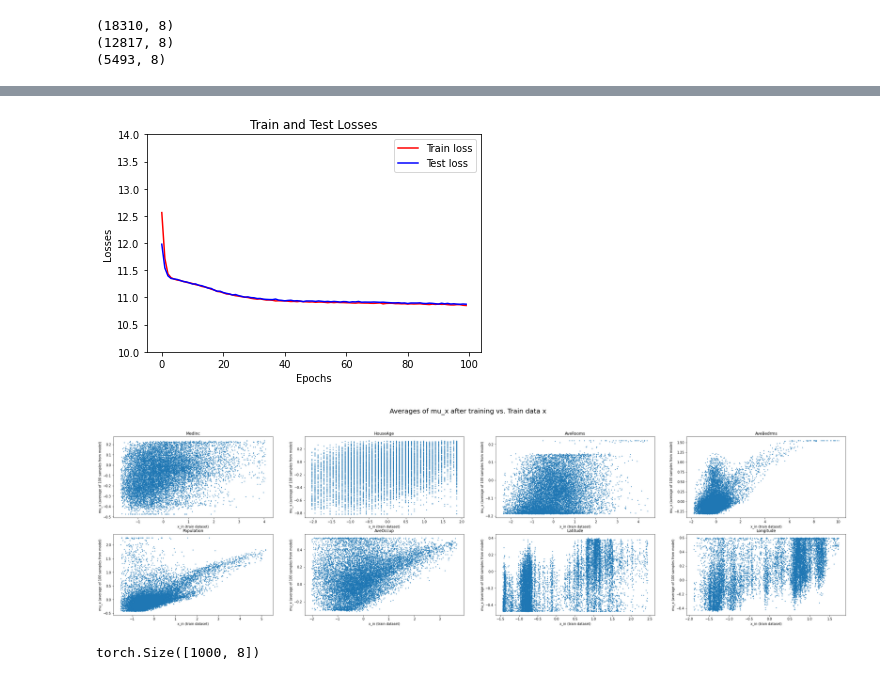
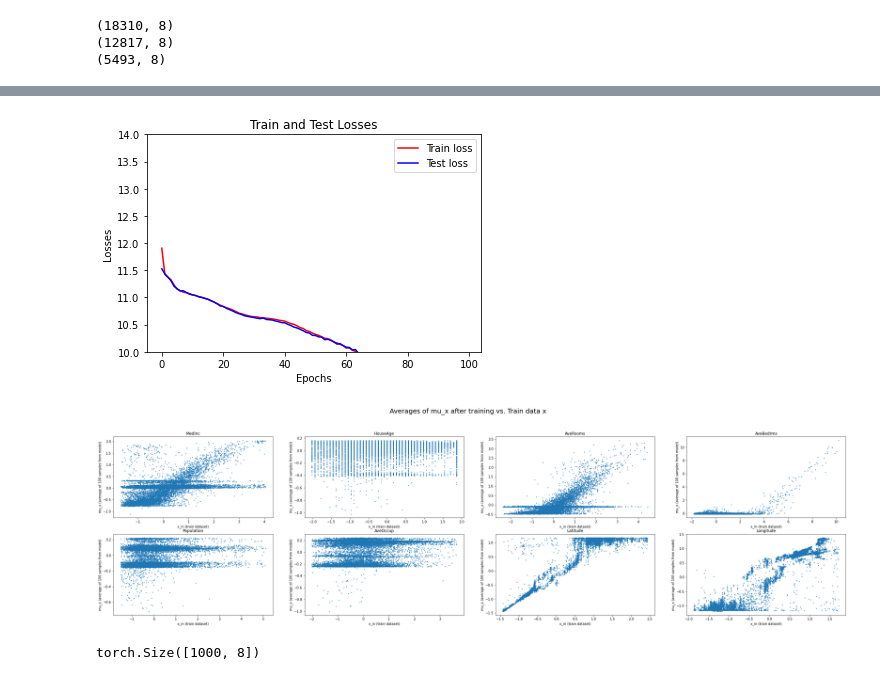
Before and after one commit to sunyunlee/cgan-cvae-tut, a Jupyter notebook: vae_new.ipynb, the cells around one changed output, grey strips where cells are left out. Saved outputs shown, nothing was run; the diff lists cells and outputs as text; code cells hidden in the pictures.

```diff
--- a/vae_new.ipynb
+++ b/vae_new.ipynb
@@ -91,8 +91,8 @@ class Decoder(nn.Module):
         return mu_x, std_x
 # %%
 INPUT_DIM = len(raw_data.feature_names)
-HIDDEN_DIM = 4
-LATENT_DIM = 2
+HIDDEN_DIM = 10
+LATENT_DIM = 10
 BATCH_SIZE = 128
 N_EPOCHS = 100
 lr = 1e-3
@@ -237,14 +237,14 @@ Epoch [100 / 100] train loss: 10.851811, test loss: 10.875317
 # %%
 plt.plot(train_loss_avg, "r")
 plt.plot(test_loss_avg, "b")
 plt.legend(["Train loss", "Test loss"])
 plt.ylabel("Losses")
 plt.xlabel("Epochs")
-plt.ylim(10, 14)
+# plt.ylim(10, 14)
 plt.title("Train and Test Losses")
 plt.show()
 # %% [output]
-[figure, old version]
+[figure, new version]
 # %%
 avg_mu_x_trained = torch.zeros(X_train.shape)
 for i in range(100):
@@ -270,7 +270,7 @@ for i in range(2):
 plt.suptitle("Averages of mu_x after training vs. Train data x", fontsize=20, y=1)
 plt.show()
 # %% [output]
-[figure, old version]
+[figure, new version]
 # %%
 import matplotlib.colors as mcolors
 import seaborn as sns
```
Also changed, not shown: parts of 7 cells of this notebook.
